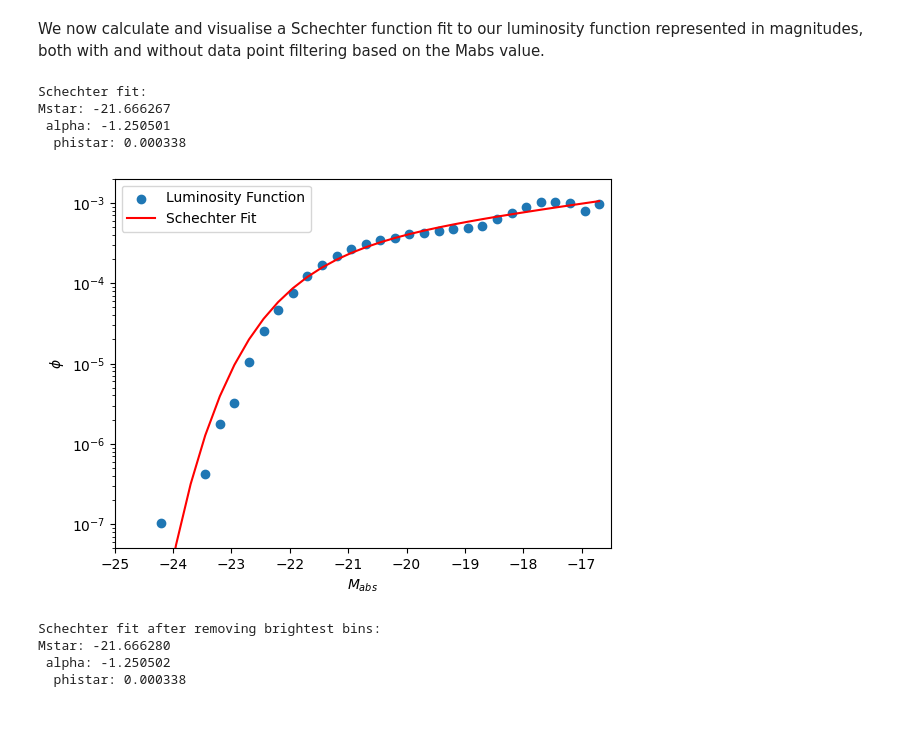
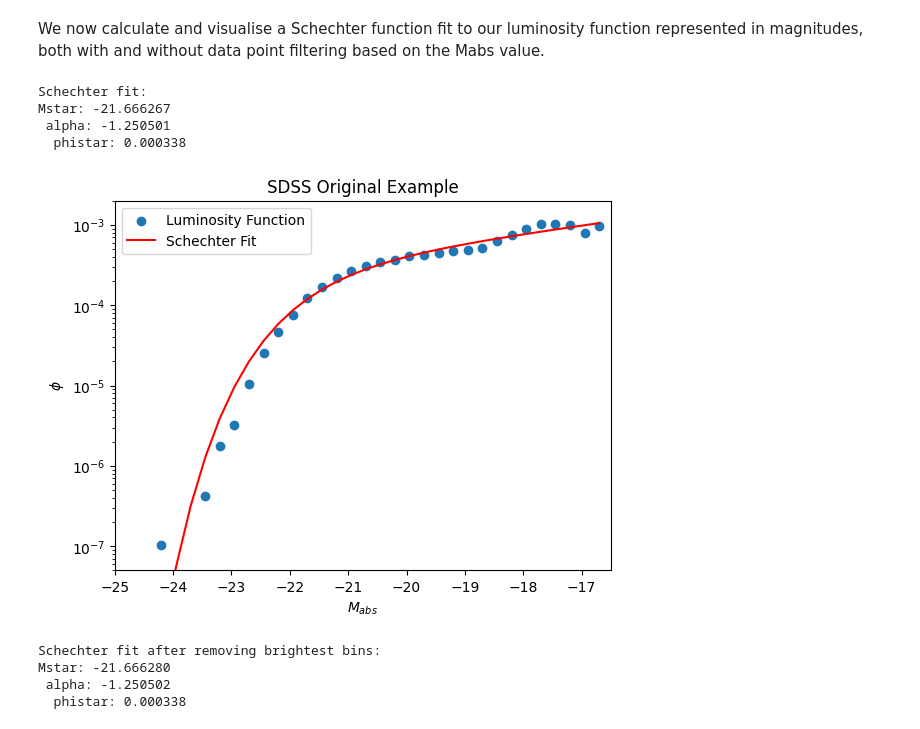
Before and after one commit to daniel-lyon/MPhil-Code, a Jupyter notebook: LUMFUNCS/SDSS_LF_example.ipynb, the cells around one changed output. Cells and saved outputs as stored; diff of their text form; code cells hidden in the pictures.

```diff
--- a/LUMFUNCS/SDSS_LF_example.ipynb
+++ b/LUMFUNCS/SDSS_LF_example.ipynb
@@ -179,33 +184,34 @@ We now calculate and visualise a Schechter function fit to our luminosity functi
 # %%
 # Define the Schechter function
 def schechter(m,mstar=-21,alpha=-1,phistar=1) :
     return phistar*10.**(-0.4*(alpha+1)*(m-mstar))*np.exp(-10.**(-0.4*(m-mstar)))
 
 # Plot the corrected LF
 plt.scatter(mabs, lf, label='Luminosity Function')
 plt.xlim(-25, -16.5)
 plt.ylim(5e-8, 2e-3)
 plt.yscale('log')
 
 # Do the fit with curve_fit
 p0 = [-21, -1, 1]   # Starting guess for fit
 from scipy.optimize import curve_fit
 pars = curve_fit(schechter, mabs, lf, p0=p0)
 print('Schechter fit:')
 print('Mstar: {:f} \n alpha: {:f} \n  phistar: {:f}'.format(*pars[0]))
 
 # Plot the Schechter fit
 plt.plot(mabs, schechter(mabs, *pars[0]), 'r', label='Schechter Fit')
 plt.xlabel('$M_{abs}$')
 plt.ylabel('$\phi$')
+plt.title("SDSS Original Example")
 plt.legend()
 plt.show()
 # %% [output]
 Schechter fit:
 Mstar: -21.666267
  alpha: -1.250501
   phistar: 0.000338
-[figure, old version]
+[figure, new version]
 # %%
 # Try again, removing data with Mabs < -23.5
 plt.figure()
```
Also changed, not shown: parts of 4 cells of this notebook, 16 other files.
